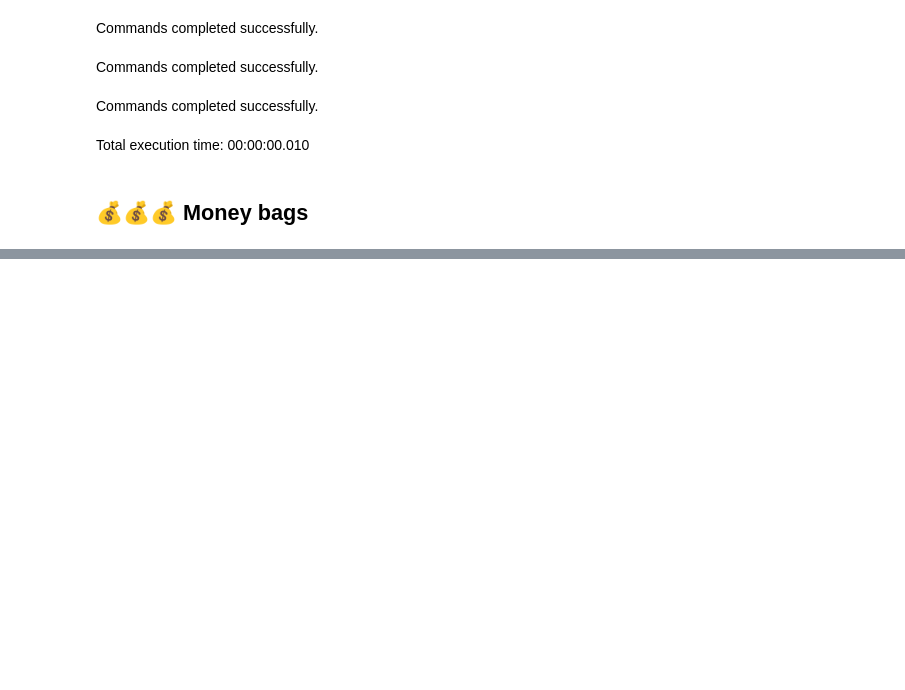
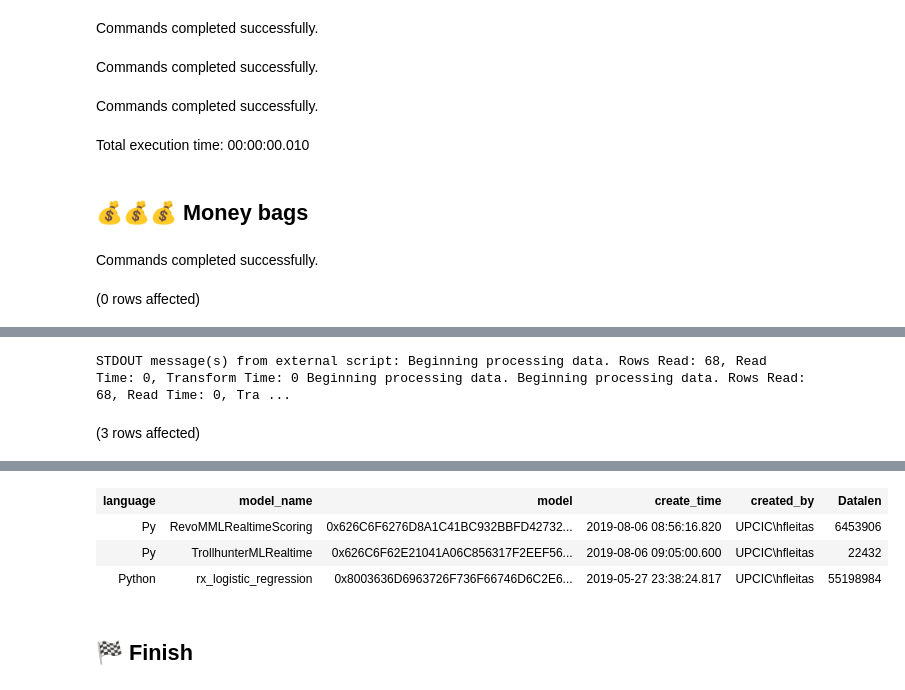
Before and after one commit to hfleitas/SentimentPrediction, a Jupyter notebook: Trollhunters.ipynb, the cells around one changed output, grey strips where cells are left out. Drawn from its saved outputs; the diff is of its cells as text; code cells hidden in the pictures; blank space fills up the shorter version.

Commit message:
fixed TrollhunterMLRealtime model

```diff
--- a/Trollhunters.ipynb
+++ b/Trollhunters.ipynb
@@ -332,6 +332,9 @@ rx_write_object(dest, key_name="model_name", key="TrollhunterMLRealtime", value_
 		,@input_data_1_name = N'training_data'
 go
 
-exec  GetTrollhunterModel;
+exec  GetTrollhunterModel; --00:04:57.601 home desktop.
 
 select *, datalength(model) as Datalen from dbo.models;
+# %% [output]
+Commands completed successfully.
+(0 rows affected)
@@ -337,0 +342,2 @@ select *, datalength(model) as Datalen from dbo.models;
+STDOUT message(s) from external script: Beginning processing data. Rows Read: 68, Read Time: 0, Transform Time: 0 Beginning processing data. Beginning processing data. Rows Read: 68, Read Time: 0, Tra ...
+(3 rows affected)
@@ -337,0 +345,6 @@ select *, datalength(model) as Datalen from dbo.models;
+| language | model_name | model | create_time | created_by | Datalen |
+| Py | RevoMMLRealtimeScoring | 0x626C6F6276D8A1C41BC932BBFD42732... | 2019-08-06 08:56:16.820 | UPCIC\hfleitas | 6453906 |
+| Py | TrollhunterMLRealtime | 0x626C6F62E21041A06C856317F2EEF56... | 2019-08-06 09:05:00.600 | UPCIC\hfleitas | 22432 |
+| Python | rx_logistic_regression | 0x8003636D6963726F736F66746D6C2E6... | 2019-05-27 23:38:24.817 | UPCIC\hfleitas | 55198984 |
+# %% [markdown]
+## 🏁 Finish
```
Also changed, not shown: parts of 2 cells of this notebook.
